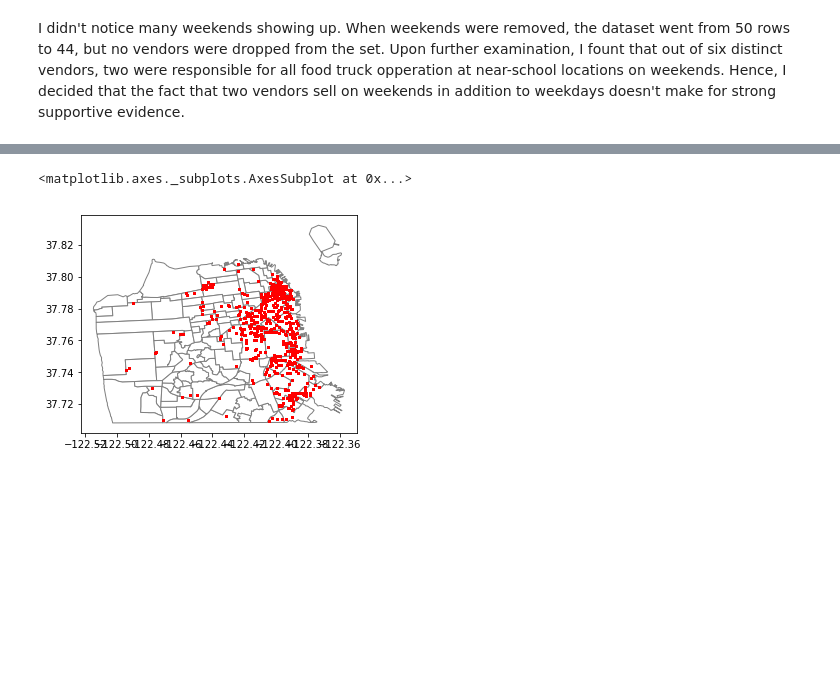
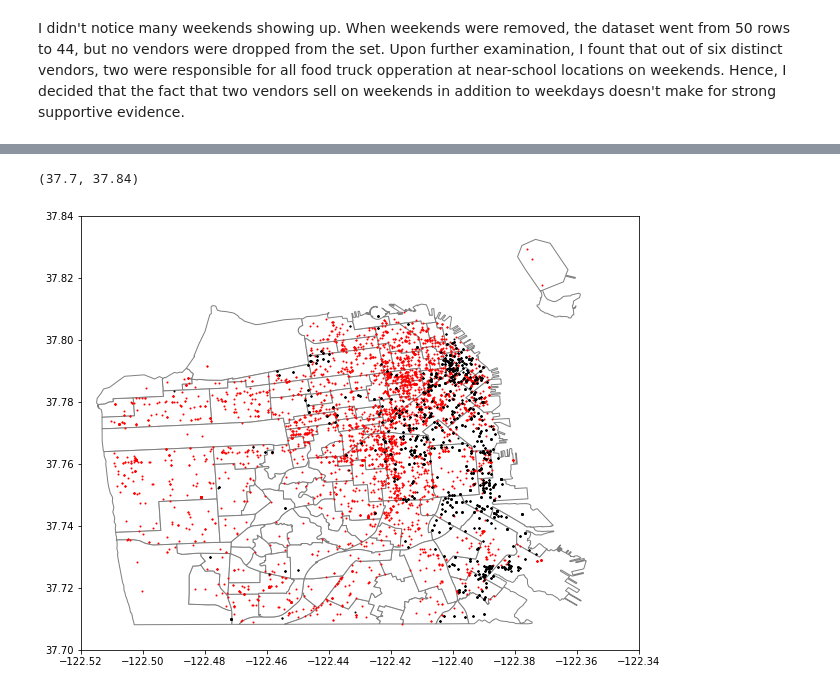
Before and after one commit to stelmanj/sta141b-hw5, a Jupyter notebook: hw5.ipynb, the cells around one changed output, grey strips where cells are left out. Cells and saved outputs as stored; diff of their text form; code cells hidden in the pictures; blank space fills up the shorter version.

```diff
--- a/hw5.ipynb
+++ b/hw5.ipynb
@@ -185 +189,25 @@ crime.plot(ax = sfn2, marker = 'o',color = 'yellow', markersize =1,)
+# %%
+foodItems = f.FoodItems.copy()
+momo = list(set(foodItems))
+mimi = []
+for x in momo:
+    if len(list(foodItems[foodItems==x]))<2:
+        continue
+    else:
+        mimi.append(x)
+mimi = pd.Series(mimi)
+objects = tuple(set(mimi))
+y_pos = np.arange(len(objects))
+jackson = []
+for x in objects:
+    jackson.append(foodItems[foodItems==x].size)
+
+plt.barh(y_pos, jackson, align='center', alpha=0.95,color = "r")
+plt.yticks(y_pos, objects)
+
+plt.xlabel('# noise complaints')
+plt.title('Noise complaint reported near mobile food location frequencies per type of noise')
+plt.ylabel("Type of noise")
+plt.show()
+len(mimi)
 # %% [markdown]
@@ -312,12 +344,12 @@ food.head()
 # %%
 # Make the plot.
-ax = sanfran.plot(color = "white", edgecolor = "gray")
-food.plot(ax = ax, marker='o', color='red', markersize=1)
+ax = sanfran.plot(color = "white", edgecolor = "gray",figsize = (10,10))
+noise.plot(ax = ax, marker = 'o',color = 'red', markersize =1)
+food.plot(ax = ax, marker='o', color='black', markersize=1)
 
-
-# Set x and y limits to adjust the "zoom".
-#ax.set_xlim([-122.52, -121.34])
-#ax.set_ylim([37.7, 37.84])
+#Set x and y limits to adjust the "zoom".
+ax.set_xlim([-122.52, -122.34])
+ax.set_ylim([37.7, 37.84])
 # %% [output]
-<matplotlib.axes._subplots.AxesSubplot at 0x...>
+(37.7, 37.84)
-[figure, old version]
+[figure, new version]
```
Also changed, not shown: parts of 38 cells of this notebook.
